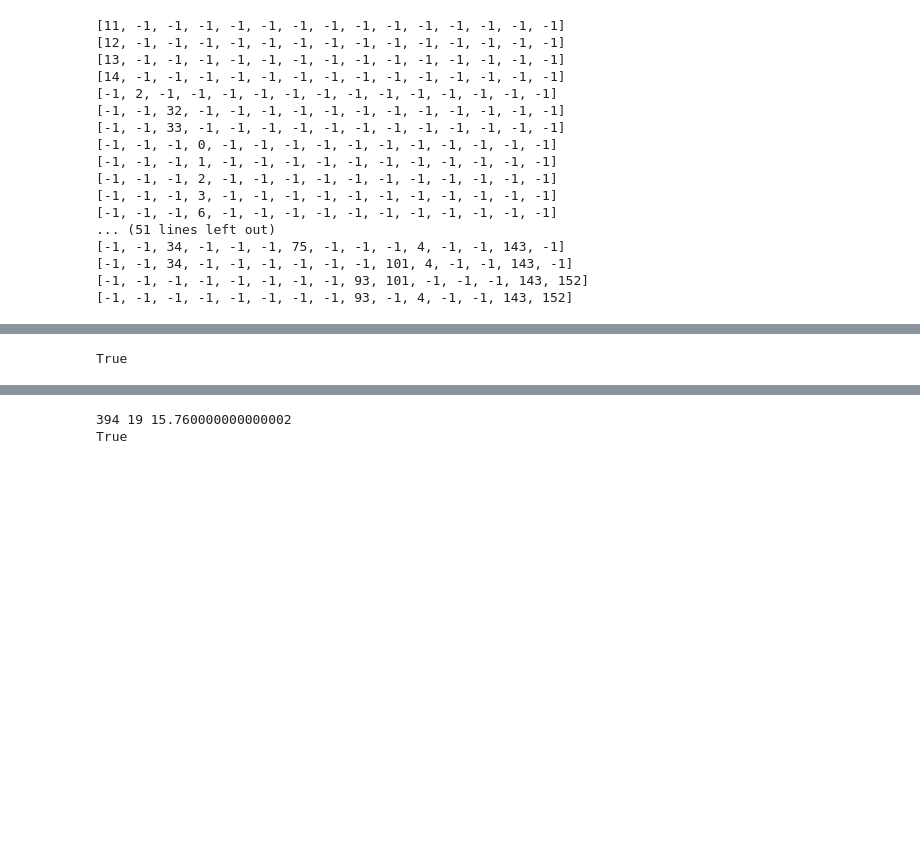
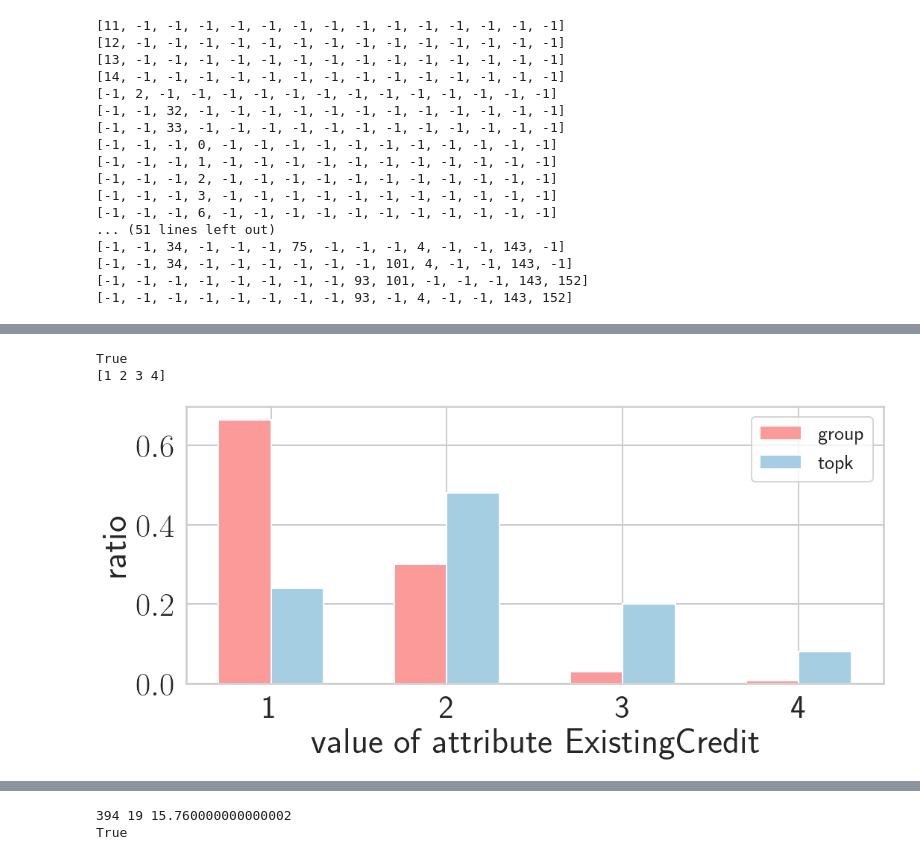
Before and after one commit to JinyangLi01/UnfairlyTreatedGroupDetection, a Jupyter notebook: Coding/Experiments/Shapley_value/shapley_value_of_groups_2_german_20220923.ipynb, the cells around one changed output, grey strips where cells are left out. Drawn from its saved outputs; the diff is of its cells as text; code cells hidden in the pictures; blank space fills up the shorter version.

```diff
--- a/Coding/Experiments/Shapley_value/shapley_value_of_groups_2_german_20220923.ipynb
+++ b/Coding/Experiments/Shapley_value/shapley_value_of_groups_2_german_20220923.ipynb
@@ -102,6 +102,7 @@ def average_shapley_values_of_group(data, group, all_attributes, shap_values, ou
         output_file.write(str(avg))
         print("group {} size {}".format(group, len(tuples_idx)))
         print(avg)
+
 
 def idx_of_tuples_in_group_w_attribute(group, data, att, value):
     def belong_to_group(row):
@@ -214,6 +215,7 @@ def plot_distribution_number(ranked_data, attribute, group, another_group, k):
 def plot_distribution_ratio(ranked_data, attribute, group, another_group, k):
     x_list = ranked_data[attribute].unique()
     x_list.sort()
+    print(x_list)
     tuples = tuples_in_group(group, ranked_data, selected_attributes)
     s = tuples[attribute].value_counts().sort_index()
     total = sum(s)
@@ -227,31 +229,31 @@ def plot_distribution_ratio(ranked_data, attribute, group, another_group, k):
     s = tuples_in_group(another_group, ranked_data, selected_attributes)[attribute].value_counts().sort_index()
     total = sum(s)
     another_group_dis = [s[i]/total if i in s else 0 for i in x_list]
-    bar_width = 0.20
+    bar_width = 0.30
 
     s = ranked_data[:k][attribute].value_counts().sort_index()
     total = sum(s)
     topkdis = [s[i]/total if i in s else 0 for i in x_list]
-    fig, ax = plt.subplots(1, 1, figsize=(20, 8))
+    fig, ax = plt.subplots(1, 1, figsize=(16, 8))
 
     index = np.arange(len(x_list))
-    plt.bar(index, group_value_dis, bar_width, color=color[0], label="group")
-    plt.bar(index + bar_width, whole_data_dis, bar_width,  color=color[2], label="whole data")
-    plt.bar(index + bar_width * 2, other_data_dis, bar_width,  color=color[4], label="other data")
-    plt.bar(index + bar_width * 3, another_group_dis, bar_width,  color=color[6], label="non-problematic group")
-    plt.bar(index + bar_width * 4, topkdis, bar_width,  color=color[8], label="topk")
+    plt.bar(index, group_value_dis, bar_width, color=color[4], label="group")
+    # plt.bar(index + bar_width, whole_data_dis, bar_width,  color=color[2], label="whole data")
+    # plt.bar(index + bar_width * 2, other_data_dis, bar_width,  color=color[4], label="other data")
+    # plt.bar(index + bar_width * 3, another_group_dis, bar_width,  color=color[6], label="non-problematic group")
+    plt.bar(index + bar_width, topkdis, bar_width,  color=color[0], label="topk")
     # plt.xticks(index + bar_width, x_list)
-    print(x_list)
     # plt.xticks(range(x_list[0], x_list[-1]+1))
-    plt.xticks(index, x_list)
+    plt.xticks(index + bar_width/2, x_list)
     plt.ylabel('ratio')
     plt.xlabel('value of attribute '+attribute)
     # plt.yscale('log')
-    plt.legend(loc='best', fontsize=25)
+    plt.legend(loc='best', fontsize=28)
 
     plt.tight_layout()
     # plt.savefig("adult_time.png", bbox_inches='tight')
-    plt.show()
+    # plt.show()
+    return plt
 # %% [markdown]
 # german data
 # %%
@@ -398,5 +408,14 @@ shap.plots.waterfall(shap_values[0])
 # %%
 another_group = [-1, -1, 34, -1, -1, -1, -1, -1, -1, -1, -1, -1, -1, -1, -1, -1, -1, -1, -1, -1]
 print(check_another_group_global_bounds(another_group, ranked_data, selected_attributes, thc, Lowerbounds, k))
+
+att = 'ExistingCredit'
+plt = plot_distribution_ratio(ranked_data, att, groups_global_bounds[0], another_group, k)
+plt.savefig(r"german_value_dis_globalbounds.png")
+
+# for att in selected_attributes:
+#     plot_distribution_ratio(ranked_data, att, groups_global_bounds[1], another_group, k)
 # %% [output]
 True
+[1 2 3 4]
+[figure, added]
```
Also changed, not shown: parts of 6 cells of this notebook, 11 other files.
